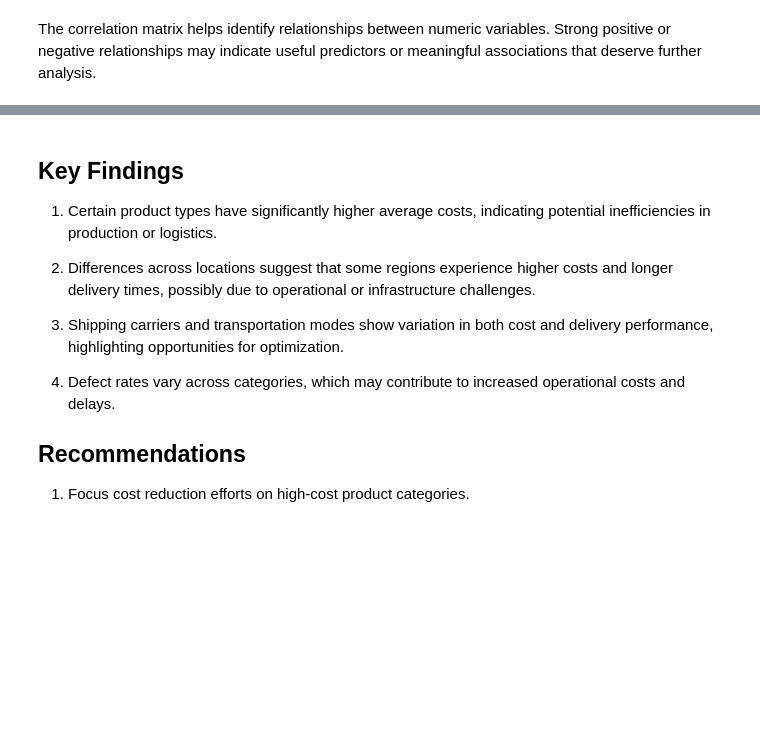
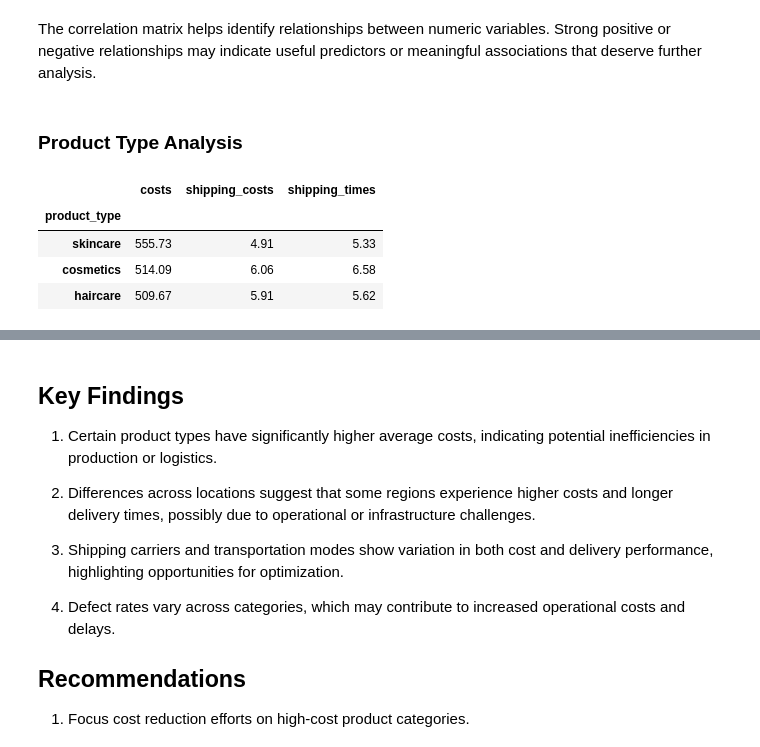
Before and after one commit to sowmyakapula/ImprovingSupplyChainEfficiency-IdentifyingCostDriversandDeliveryDelays, a Jupyter notebook: Capstone Three- Data Wrangling and EDA/Capstone3-Data Wrangling and Exploratory Data Analysis.ipynb, the cells around one changed output, grey strips where cells are left out. Cells and saved outputs as stored; diff of their text form; code cells hidden in the pictures; blank space fills up the shorter version.

```diff
--- a/Capstone Three- Data Wrangling and EDA/Capstone3-Data Wrangling and Exploratory Data Analysis.ipynb
+++ b/Capstone Three- Data Wrangling and EDA/Capstone3-Data Wrangling and Exploratory Data Analysis.ipynb
@@ -537,0 +555,10 @@ if 'category' in df.columns and 'sales' in df.columns:
+# %% [markdown]
+### Product Type Analysis
+# %%
+df.groupby('product_type')[['costs', 'shipping_costs', 'shipping_times']].mean().sort_values('costs', ascending=False)
+# %% [output]
+|  | costs | shipping_costs | shipping_times |
+| product_type |  |  |  |
+| skincare | 555.73 | 4.91 | 5.33 |
+| cosmetics | 514.09 | 6.06 | 6.58 |
+| haircare | 509.67 | 5.91 | 5.62 |
```
Also changed, not shown: parts of 24 cells of this notebook.
